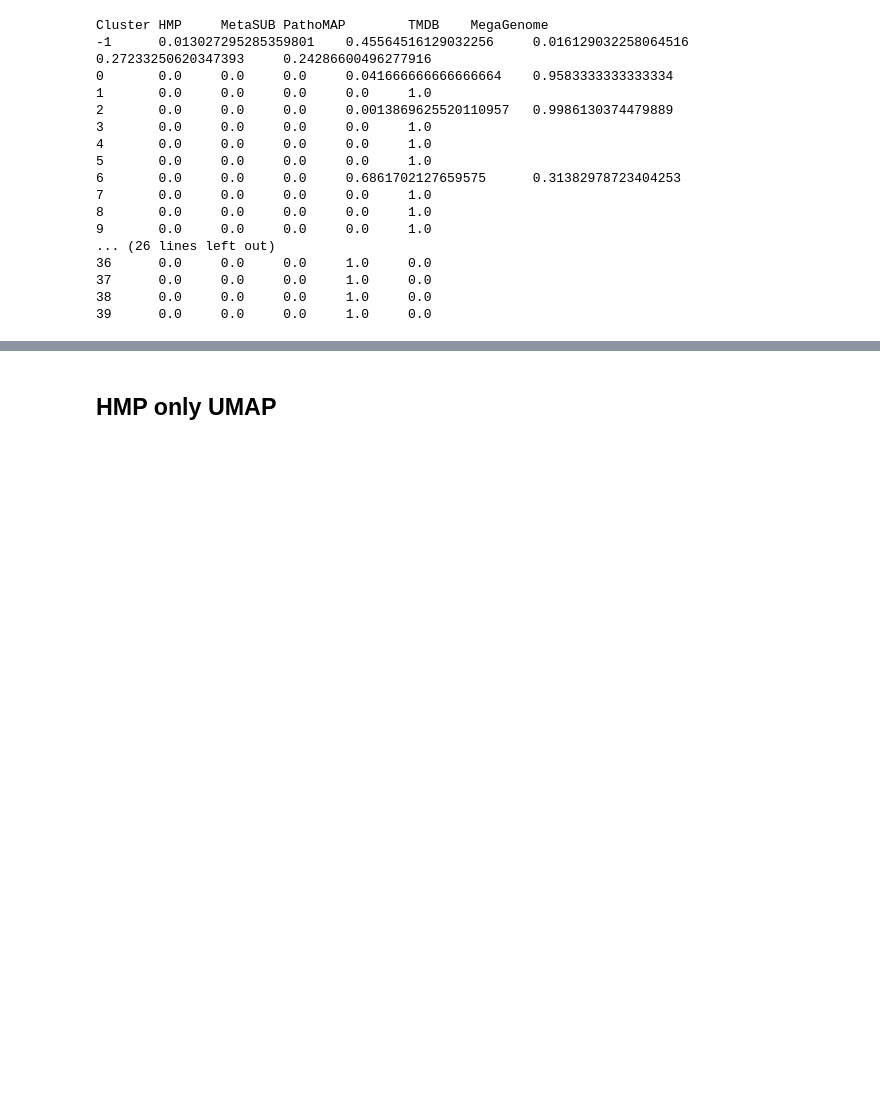
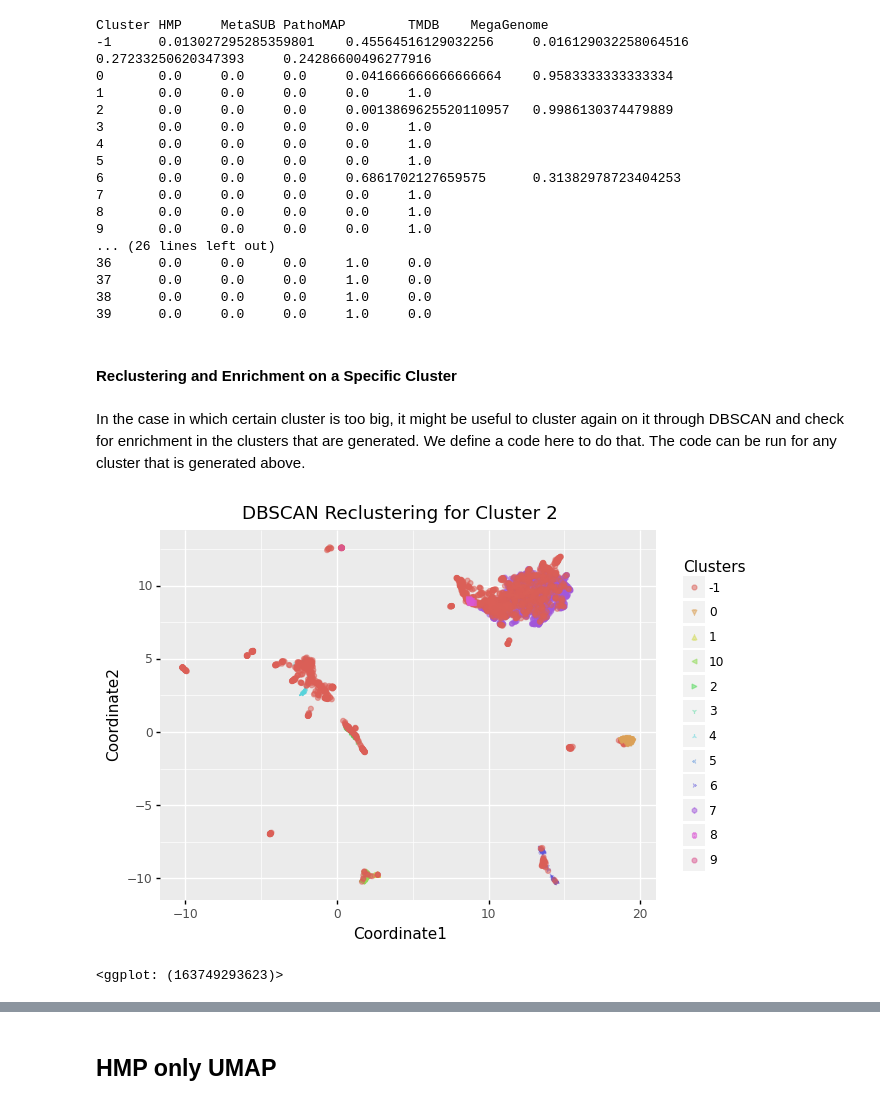
Before and after one commit to jsam356/CAP2, a Jupyter notebook: Distances/Scatterplot.ipynb, the cells around one changed output, grey strips where cells are left out. Drawn from its saved outputs; the diff is of its cells as text; code cells hidden in the pictures; blank space fills up the shorter version.

```diff
--- a/Distances/Scatterplot.ipynb
+++ b/Distances/Scatterplot.ipynb
@@ -1234,3 +1238,7 @@ Cluster HMP     MetaSUB PathoMAP        TMDB    MegaGenome
 37      0.0     0.0     0.0     1.0     0.0
 38      0.0     0.0     0.0     1.0     0.0
 39      0.0     0.0     0.0     1.0     0.0
+# %% [markdown]
+#### Reclustering and Enrichment on a Specific Cluster
+# %% [markdown]
+In the case in which certain cluster is too big, it might be useful to cluster again on it through DBSCAN and check for enrichment in the clusters that are generated. We define a code here to do that. The code can be run for any cluster that is generated above.
@@ -1236,0 +1284,31 @@ Cluster HMP     MetaSUB PathoMAP        TMDB    MegaGenome
+# %%
+#Now we run extractClusterInfo, and then umap and DBSCAN. DBSCAN parameters can be tweaked here if needed.
+clusterInformation=extractClusterInfo(10,dbg.labels_)
+
+clusterfit = umap.UMAP(n_components=2,metric="precomputed")
+cu = fit.fit_transform(clusterInformation[2])
+
+from sklearn.cluster import DBSCAN
+cdbg=DBSCAN(eps=0.07,metric="precomputed",min_samples=10).fit(clusterInformation[2])
+# %%
+#We can graph the results to have a reference.
+import pandas as pd
+
+dfDBSC=pd.DataFrame(cu,columns=["Coord1","Coord2"])
+#We save the cluster number as a string so that coloring is done in a discrete fashion.
+strLabels=[str(x) for x in list(cdbg.labels_)]
+#dfDBSC['Clusters']=dbg.labels_
+dfDBSC['Clusters']=strLabels
+#filterGroups can be used here if necessary to only see specific clusters.
+#dfDBSC['Clusters']=filterGroups([2,3],dbg.labels_)
+# %%
+#Now we graph, same way as we did before.
+from plotnine import *
+
+(ggplot(dfDBSC, aes(x='Coord1', y='Coord2', color='Clusters', shape='Clusters')) +
+        geom_point(alpha = 0.5) + labs(title="DBSCAN Reclustering for Cluster 2", x="Coordinate1", y="Coordinate2") +
+ scale_shape_manual(values=asarray(["o","v","^","<",">","1","2","3","4","8","s","o","v","^","<",">","1","2","3","4","8","s","p","P","*","h","H","+","x","X","D","d","|","_",1,2,3,4,"o","v","^"]))
+)
+# %% [output]
+[figure, added]
+<ggplot: (163749293623)>
```
Also changed, not shown: parts of 8 cells of this notebook.
